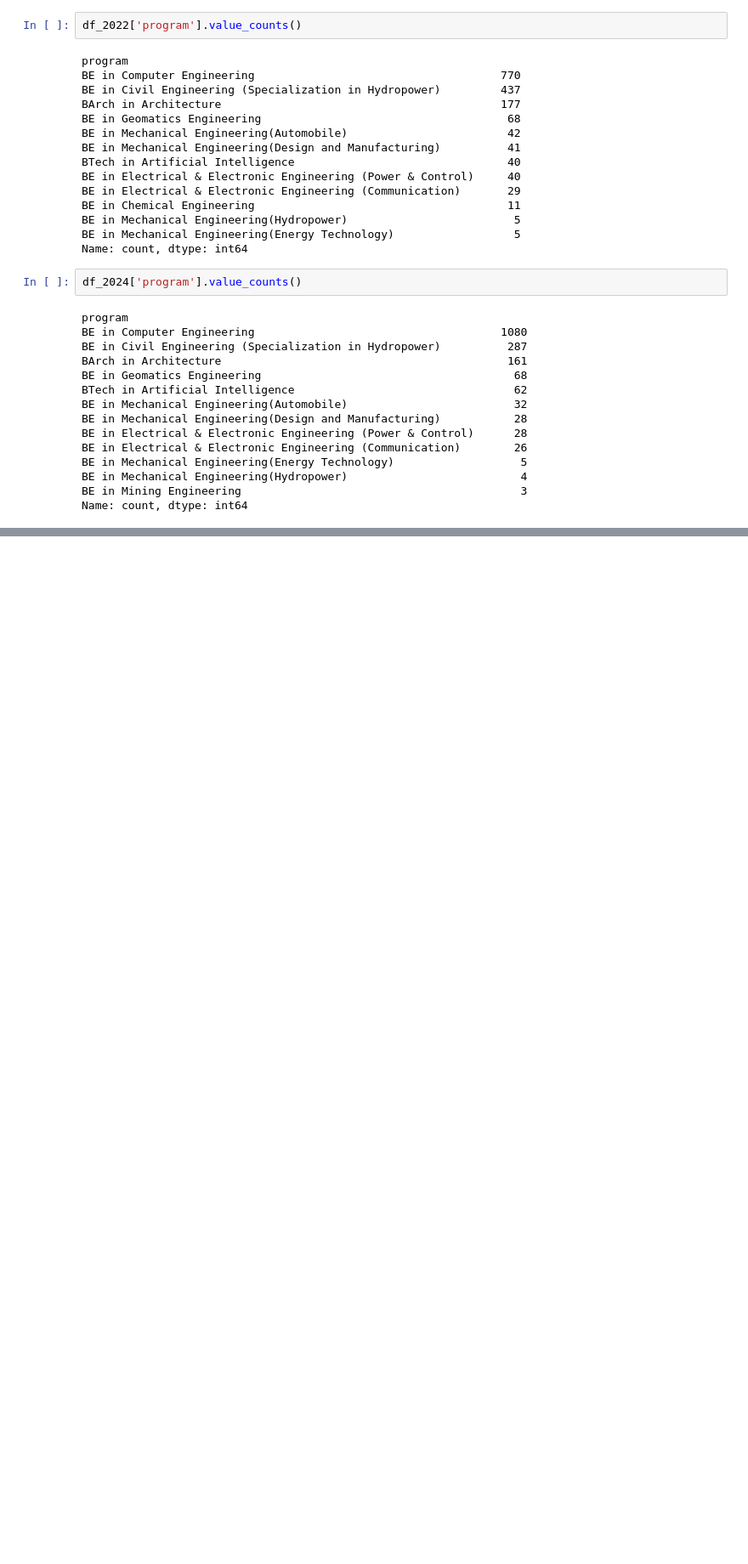
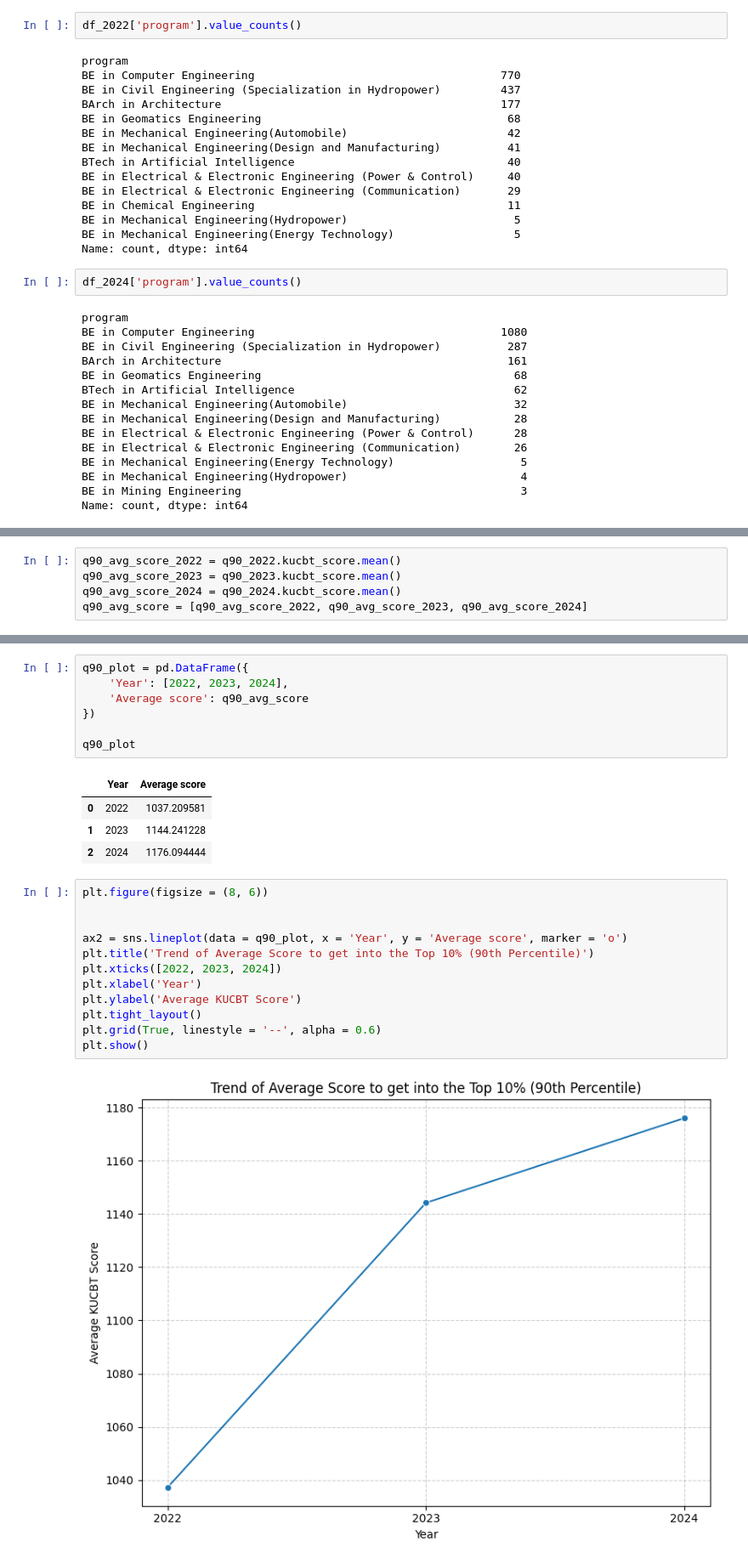
Before and after one commit to atrociousdinner/EDA_on_KUCBT_score, a Jupyter notebook: kucbt_eda.ipynb, the cells around one changed output, grey strips where cells are left out. Shown: that part at 85% size. Cells and saved outputs as stored; diff of their text form; blank space fills up the shorter version.

```diff
--- a/kucbt_eda.ipynb
+++ b/kucbt_eda.ipynb
@@ -129,0 +252,5 @@ df_2024
+# %%
+q90_avg_score_2022 = q90_2022.kucbt_score.mean()
+q90_avg_score_2023 = q90_2023.kucbt_score.mean()
+q90_avg_score_2024 = q90_2024.kucbt_score.mean()
+q90_avg_score = [q90_avg_score_2022, q90_avg_score_2023, q90_avg_score_2024]
@@ -129,0 +264,26 @@ df_2024
+# %%
+q90_plot = pd.DataFrame({
+    'Year': [2022, 2023, 2024],
+    'Average score': q90_avg_score
+})
+
+q90_plot
+# %% [output]
+|  | Year | Average score |
+| 0 | 2022 | 1037.209581 |
+| 1 | 2023 | 1144.241228 |
+| 2 | 2024 | 1176.094444 |
+# %%
+plt.figure(figsize = (8, 6))
+
+
+ax2 = sns.lineplot(data = q90_plot, x = 'Year', y = 'Average score', marker = 'o')
+plt.title('Trend of Average Score to get into the Top 10% (90th Percentile)')
+plt.xticks([2022, 2023, 2024])
+plt.xlabel('Year')
+plt.ylabel('Average KUCBT Score')
+plt.tight_layout()
+plt.grid(True, linestyle = '--', alpha = 0.6)
+plt.show()
+# %% [output]
+[figure, added]
```
Also changed, not shown: parts of 64 cells of this notebook, 2 other files.
